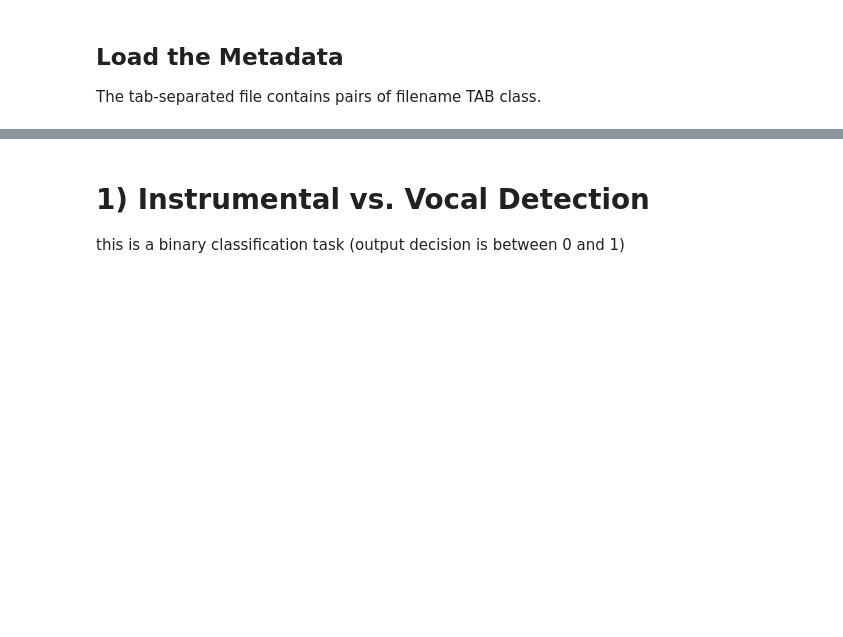
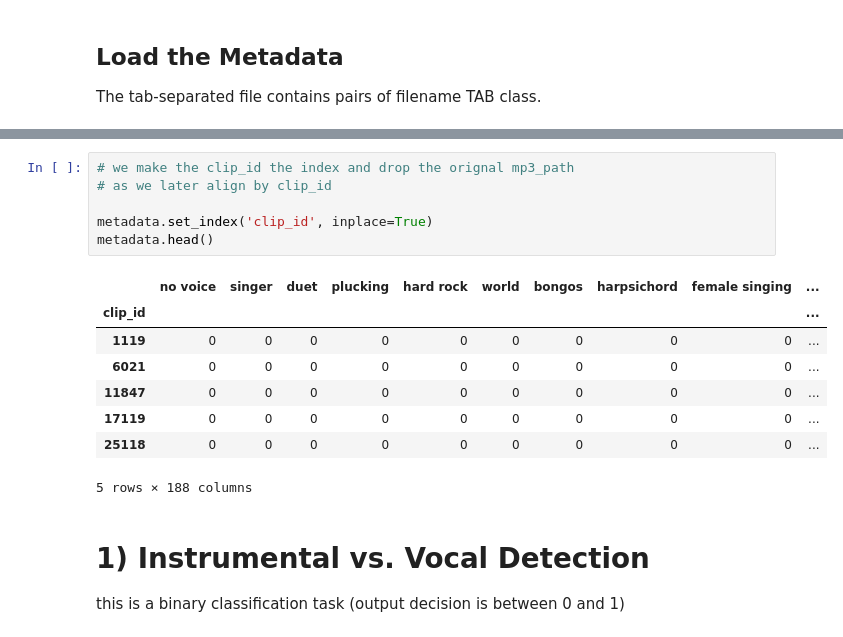
Before and after one commit to slychief/ismir2018_tutorial, a Jupyter notebook: Part_1_Instrumental_Genre_Mood_detection.ipynb, the cells around one changed output, grey strips where cells are left out. Saved outputs shown, nothing was run; the diff lists cells and outputs as text; blank space fills up the shorter version.

```diff
--- a/Part_1_Instrumental_Genre_Mood_detection.ipynb
+++ b/Part_1_Instrumental_Genre_Mood_detection.ipynb
@@ -147,3 +142,18 @@ metadata.head()
+# %%
+# we make the clip_id the index and drop the orignal mp3_path
+# as we later align by clip_id
+
+metadata.set_index('clip_id', inplace=True)
+metadata.head()
+# %% [output]
+|  | no voice | singer | duet | plucking | hard rock | world | bongos | harpsichord | female singing | ... |
+| clip_id |  |  |  |  |  |  |  |  |  | ... |
+| 1119 | 0 | 0 | 0 | 0 | 0 | 0 | 0 | 0 | 0 | ... |
+| 6021 | 0 | 0 | 0 | 0 | 0 | 0 | 0 | 0 | 0 | ... |
+| 11847 | 0 | 0 | 0 | 0 | 0 | 0 | 0 | 0 | 0 | ... |
+| 17119 | 0 | 0 | 0 | 0 | 0 | 0 | 0 | 0 | 0 | ... |
+| 25118 | 0 | 0 | 0 | 0 | 0 | 0 | 0 | 0 | 0 | ... |
+5 rows × 188 columns
 # %% [markdown]
 # 1) Instrumental vs. Vocal Detection
 
```
Also changed, not shown: parts of 44 cells of this notebook.
